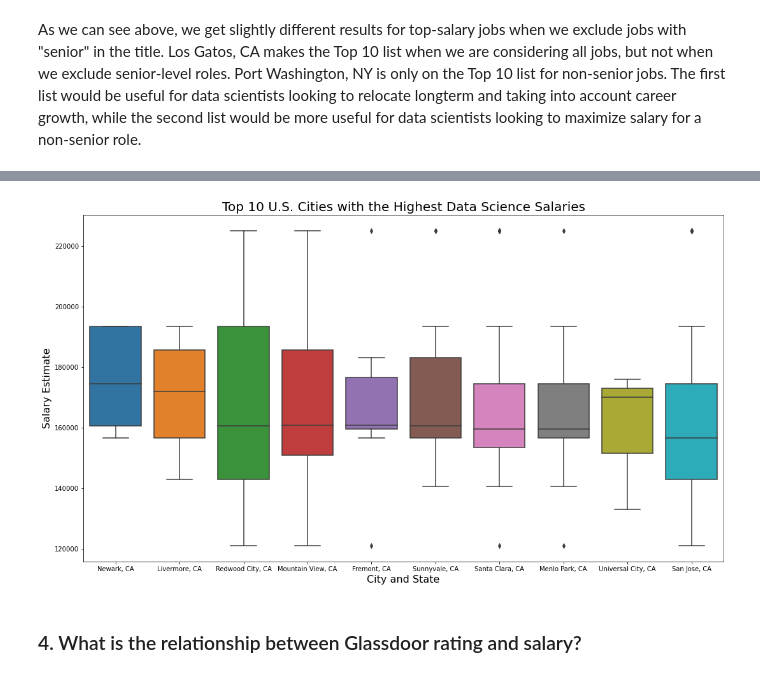
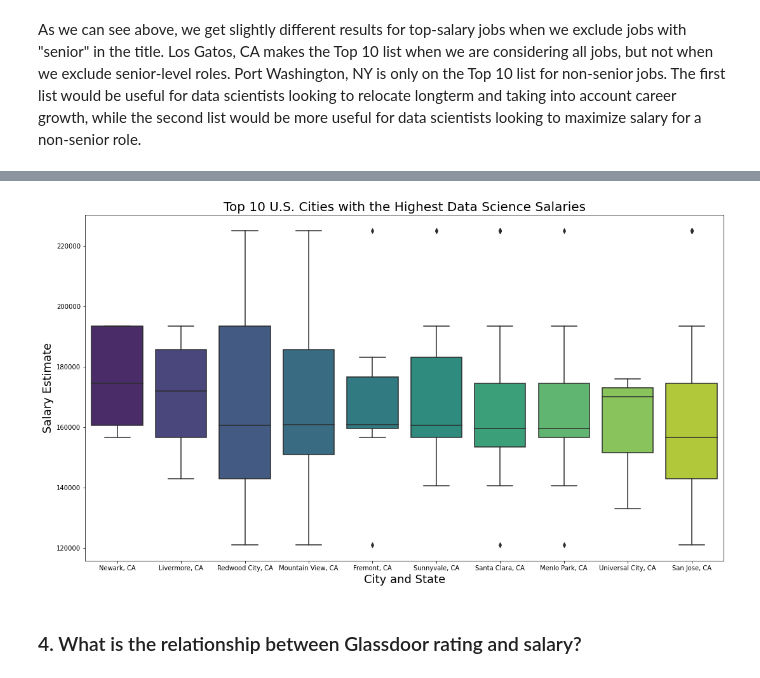
Before and after one commit to esgardner/DataScienceJobs, a Jupyter notebook: DataScienceJobs.ipynb, the cells around one changed output, grey strips where cells are left out. Drawn from its saved outputs; the diff is of its cells as text; code cells hidden in the pictures.

```diff
--- a/DataScienceJobs.ipynb
+++ b/DataScienceJobs.ipynb
@@ -339,19 +339,19 @@ salary_df[salary_df.Location ==  'Woodland Hills, CA']
 # %%
-plt.figure(figsize = (18,10))
+plt.figure(figsize = (18, 10))
 
 grouped = filtered_salary_df.loc[:,['Location', 'Salary Estimate']] \
     .groupby(['Location']) \
     .mean() \
     .sort_values(by='Salary Estimate', ascending=False)[:10]
 
-sns.boxplot(x=filtered_salary_df["Location"], y=salary_df["Salary Estimate"], order=grouped.index);
+sns.boxplot(x=filtered_salary_df["Location"], y=salary_df["Salary Estimate"], order=grouped.index,  palette='viridis');
 
 plt.title("Top 10 U.S. Cities with the Highest Data Science Salaries", fontsize=20)
-plt.xlabel("City and State", fontsize=16)
-plt.ylabel("Salary Estimate", fontsize=16)
+plt.xlabel("City and State", fontsize=18)
+plt.ylabel("Salary Estimate", fontsize=18)
 plt.show()
 # %% [output]
-[figure, old version]
+[figure, new version]
 # %% [markdown]
 ### 4. What is the relationship between Glassdoor rating and salary?
 # %% [markdown]
```
Also changed, not shown: parts of 4 cells of this notebook.
